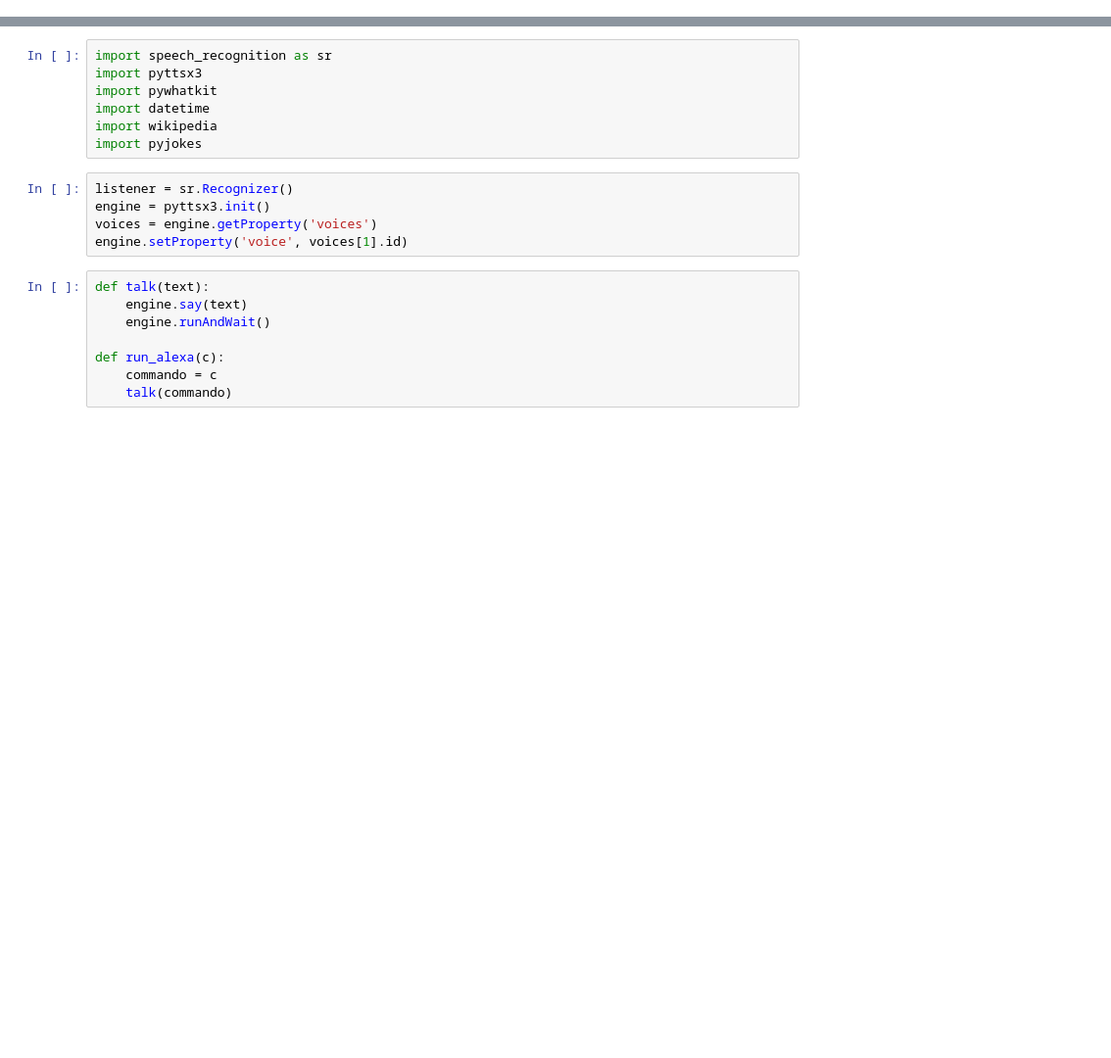
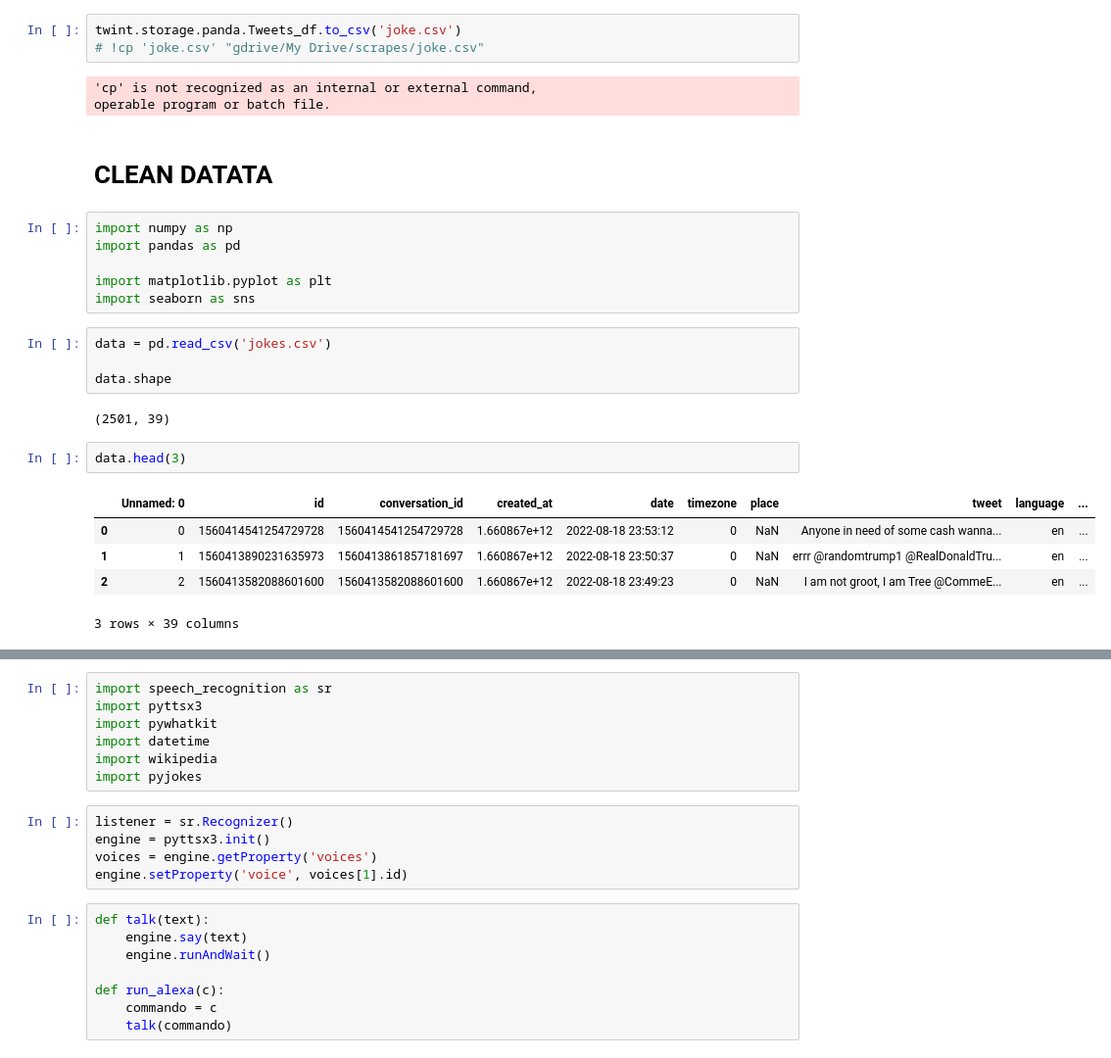
Before and after one commit to decodewitness/elixer, a Jupyter notebook: elixer.ipynb, the cells around one changed output, grey strips where cells are left out. Shown: that part at 98% size. Saved outputs shown, nothing was run; the diff lists cells and outputs as text; blank space fills up the shorter version.

```diff
--- a/elixer.ipynb
+++ b/elixer.ipynb
@@ -0,0 +135,28 @@
+# %%
+twint.storage.panda.Tweets_df.to_csv('joke.csv')
+# !cp 'joke.csv' "gdrive/My Drive/scrapes/joke.csv"
+# %% [output]
+'cp' is not recognized as an internal or external command,
+operable program or batch file.
+# %% [markdown]
+# CLEAN DATATA
+# %%
+import numpy as np
+import pandas as pd
+
+import matplotlib.pyplot as plt
+import seaborn as sns
+# %%
+data = pd.read_csv('jokes.csv')
+
+data.shape
+# %% [output]
+(2501, 39)
+# %%
+data.head(3)
+# %% [output]
+|  | Unnamed: 0 | id | conversation_id | created_at | date | timezone | place | tweet | language | ... |
+| 0 | 0 | 1560414541254729728 | 1560414541254729728 | 1.660867e+12 | 2022-08-18 23:53:12 | 0 | NaN | Anyone in need of some cash wanna... | en | ... |
+| 1 | 1 | 1560413890231635973 | 1560413861857181697 | 1.660867e+12 | 2022-08-18 23:50:37 | 0 | NaN | errr @randomtrump1 @RealDonaldTru... | en | ... |
+| 2 | 2 | 1560413582088601600 | 1560413582088601600 | 1.660867e+12 | 2022-08-18 23:49:23 | 0 | NaN | I am not groot, I am Tree @CommeE... | en | ... |
+3 rows × 39 columns
```
Also changed, not shown: parts of 37 cells of this notebook.
